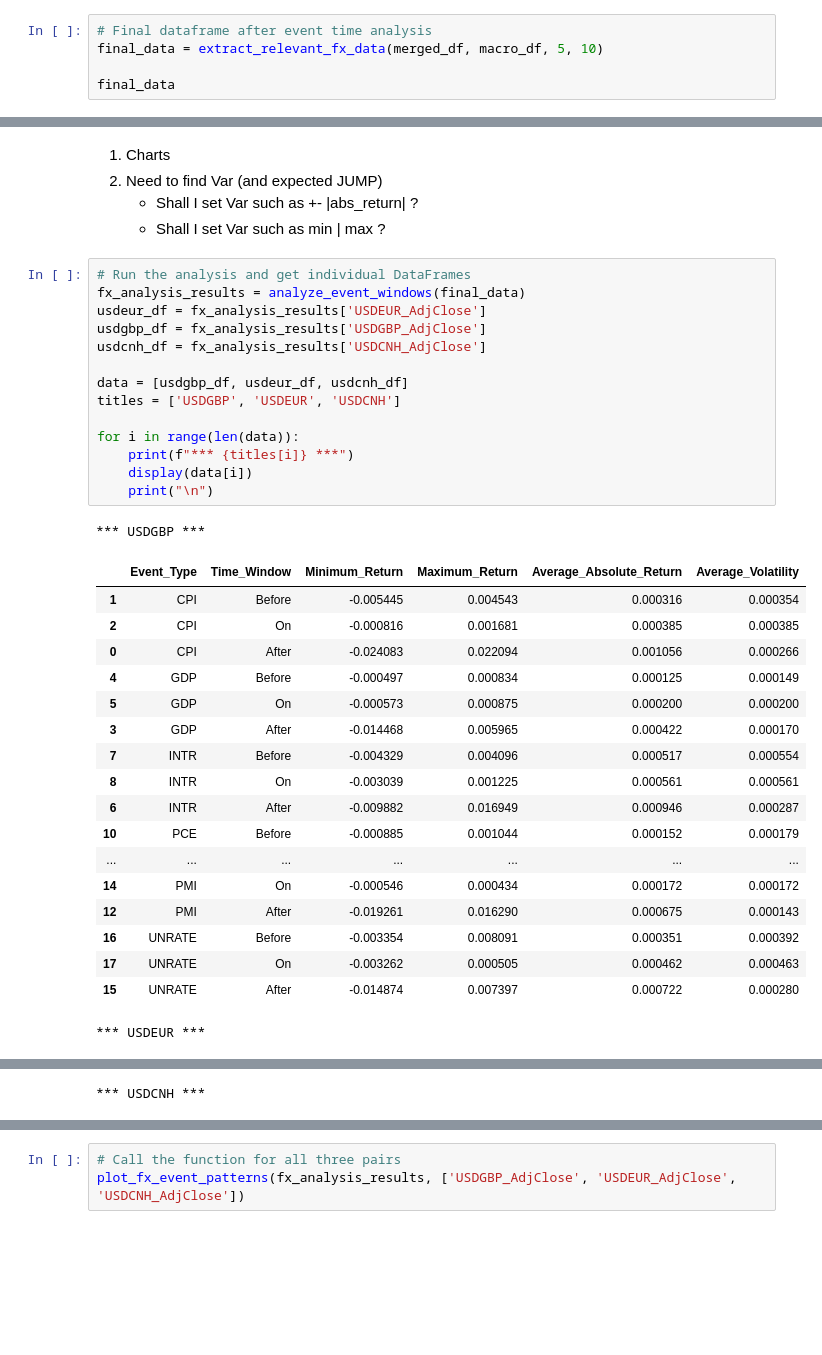
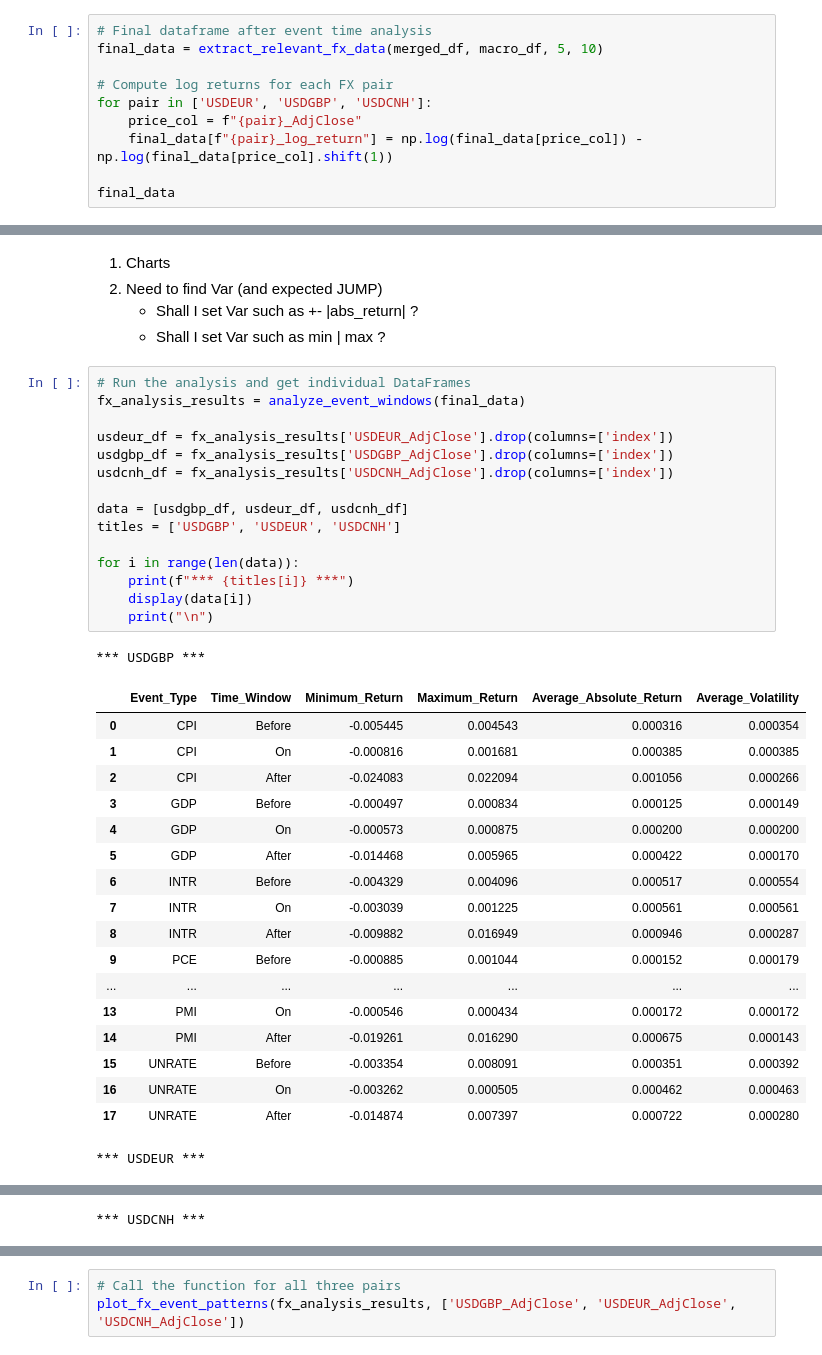
Before and after one commit to Modi1997/FX-HFT-Effects-on-US-Macro-Data, a Jupyter notebook: FX HFT Effects on US Macroeconomic Data Releases.ipynb, the cells around one changed output, grey strips where cells are left out. Cells and saved outputs as stored; diff of their text form; blank space fills up the shorter version.

Commit message:
feat: completion of data analysis

```diff
--- a/FX HFT Effects on US Macroeconomic Data Releases.ipynb
+++ b/FX HFT Effects on US Macroeconomic Data Releases.ipynb
@@ -915,6 +1078,11 @@ merged_df
 # Final dataframe after event time analysis
 final_data = extract_relevant_fx_data(merged_df, macro_df, 5, 10)
 
+# Compute log returns for each FX pair
+for pair in ['USDEUR', 'USDGBP', 'USDCNH']:
+    price_col = f"{pair}_AdjClose"
+    final_data[f"{pair}_log_return"] = np.log(final_data[price_col]) - np.log(final_data[price_col].shift(1))
+
 final_data
 # %% [output]
 |  | USDEUR_High | USDEUR_Low | USDEUR_AdjClose | USDEUR_Volume | USDEUR_vwap | USDEUR_Volatility | ... |
@@ -1039,35 +1214,36 @@ plot_expectations_vs_actual(df)
 # %%
 # Run the analysis and get individual DataFrames
 fx_analysis_results = analyze_event_windows(final_data)
-usdeur_df = fx_analysis_results['USDEUR_AdjClose']
-usdgbp_df = fx_analysis_results['USDGBP_AdjClose']
-usdcnh_df = fx_analysis_results['USDCNH_AdjClose']
+
+usdeur_df = fx_analysis_results['USDEUR_AdjClose'].drop(columns=['index'])
+usdgbp_df = fx_analysis_results['USDGBP_AdjClose'].drop(columns=['index'])
+usdcnh_df = fx_analysis_results['USDCNH_AdjClose'].drop(columns=['index'])
 
 data = [usdgbp_df, usdeur_df, usdcnh_df]
 titles = ['USDGBP', 'USDEUR', 'USDCNH']
 
 for i in range(len(data)):
     print(f"*** {titles[i]} ***")
     display(data[i])
     print("\n")
 # %% [output]
 *** USDGBP ***
 |  | Event_Type | Time_Window | Minimum_Return | Maximum_Return | Average_Absolute_Return | Average_Volatility |
-| 1 | CPI | Before | -0.005445 | 0.004543 | 0.000316 | 0.000354 |
-| 2 | CPI | On | -0.000816 | 0.001681 | 0.000385 | 0.000385 |
-| 0 | CPI | After | -0.024083 | 0.022094 | 0.001056 | 0.000266 |
-| 4 | GDP | Before | -0.000497 | 0.000834 | 0.000125 | 0.000149 |
-| 5 | GDP | On | -0.000573 | 0.000875 | 0.000200 | 0.000200 |
-| 3 | GDP | After | -0.014468 | 0.005965 | 0.000422 | 0.000170 |
-| 7 | INTR | Before | -0.004329 | 0.004096 | 0.000517 | 0.000554 |
-| 8 | INTR | On | -0.003039 | 0.001225 | 0.000561 | 0.000561 |
-| 6 | INTR | After | -0.009882 | 0.016949 | 0.000946 | 0.000287 |
-| 10 | PCE | Before | -0.000885 | 0.001044 | 0.000152 | 0.000179 |
+| 0 | CPI | Before | -0.005445 | 0.004543 | 0.000316 | 0.000354 |
+| 1 | CPI | On | -0.000816 | 0.001681 | 0.000385 | 0.000385 |
+| 2 | CPI | After | -0.024083 | 0.022094 | 0.001056 | 0.000266 |
+| 3 | GDP | Before | -0.000497 | 0.000834 | 0.000125 | 0.000149 |
+| 4 | GDP | On | -0.000573 | 0.000875 | 0.000200 | 0.000200 |
+| 5 | GDP | After | -0.014468 | 0.005965 | 0.000422 | 0.000170 |
+| 6 | INTR | Before | -0.004329 | 0.004096 | 0.000517 | 0.000554 |
+| 7 | INTR | On | -0.003039 | 0.001225 | 0.000561 | 0.000561 |
+| 8 | INTR | After | -0.009882 | 0.016949 | 0.000946 | 0.000287 |
+| 9 | PCE | Before | -0.000885 | 0.001044 | 0.000152 | 0.000179 |
 | ... | ... | ... | ... | ... | ... | ... |
-| 14 | PMI | On | -0.000546 | 0.000434 | 0.000172 | 0.000172 |
-| 12 | PMI | After | -0.019261 | 0.016290 | 0.000675 | 0.000143 |
-| 16 | UNRATE | Before | -0.003354 | 0.008091 | 0.000351 | 0.000392 |
-| 17 | UNRATE | On | -0.003262 | 0.000505 | 0.000462 | 0.000463 |
-| 15 | UNRATE | After | -0.014874 | 0.007397 | 0.000722 | 0.000280 |
+| 13 | PMI | On | -0.000546 | 0.000434 | 0.000172 | 0.000172 |
+| 14 | PMI | After | -0.019261 | 0.016290 | 0.000675 | 0.000143 |
+| 15 | UNRATE | Before | -0.003354 | 0.008091 | 0.000351 | 0.000392 |
+| 16 | UNRATE | On | -0.003262 | 0.000505 | 0.000462 | 0.000463 |
+| 17 | UNRATE | After | -0.014874 | 0.007397 | 0.000722 | 0.000280 |
 *** USDEUR ***
 |  | Event_Type | Time_Window | Minimum_Return | Maximum_Return | Average_Absolute_Return | Average_Volatility |
```
Also changed, not shown: parts of 22 cells of this notebook, 3 other files.
